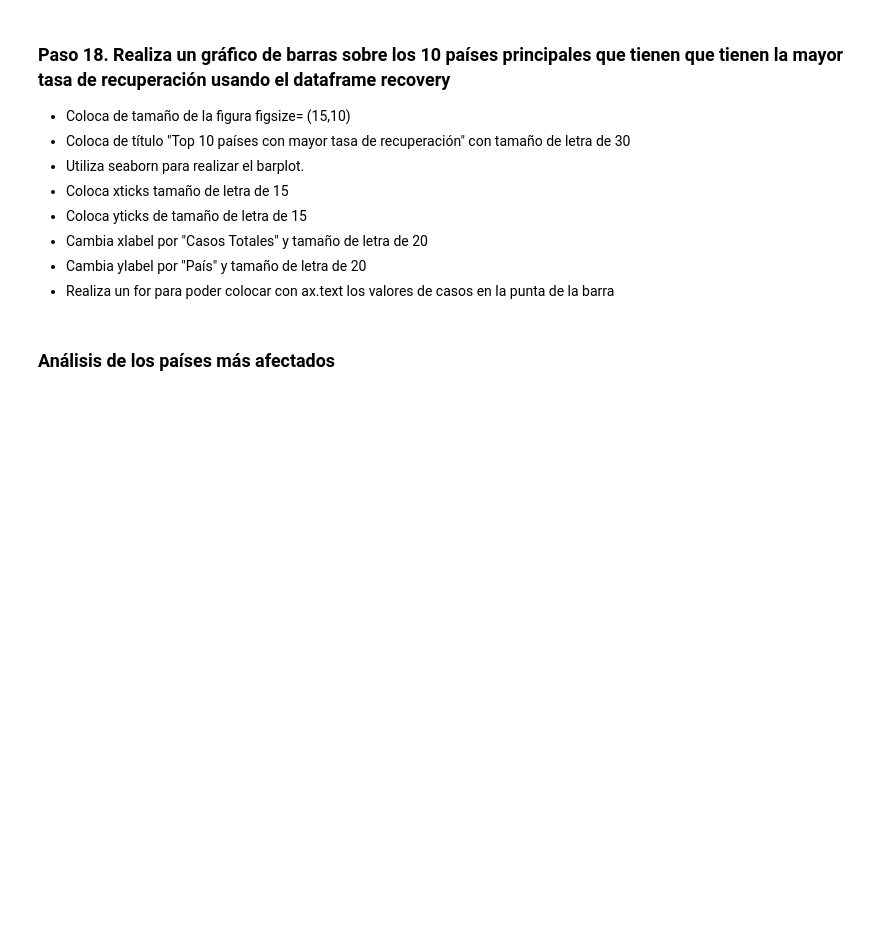
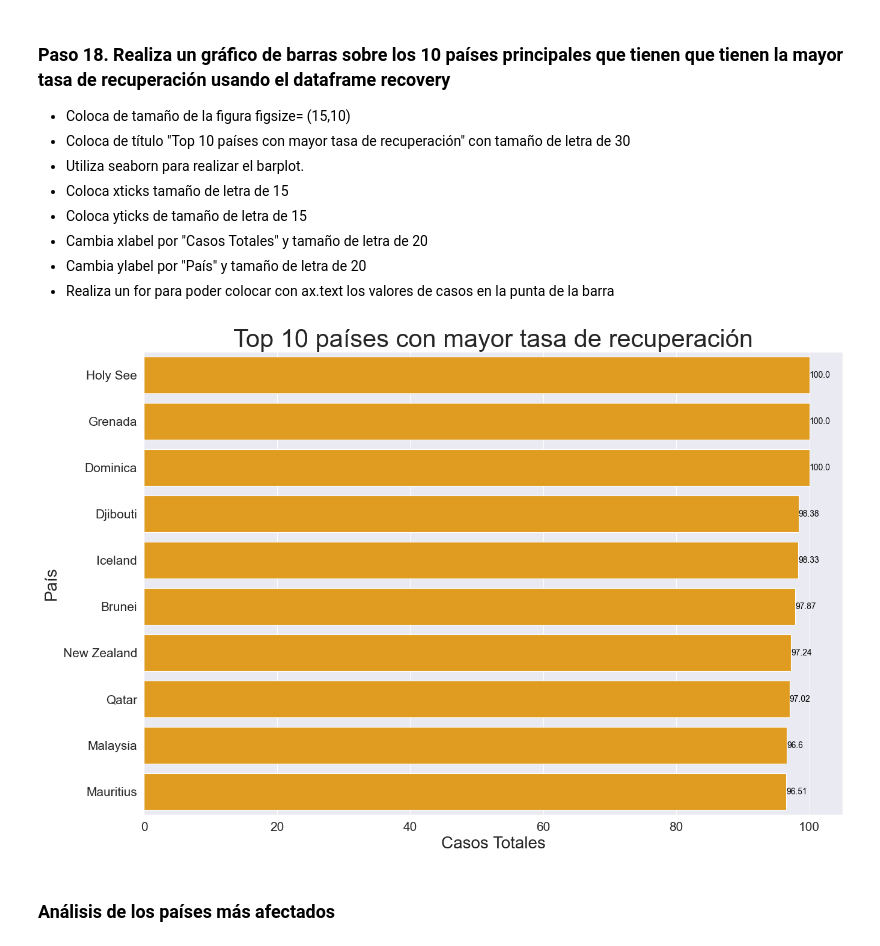
Before and after one commit to davip99/Proyecto-Luca, a Jupyter notebook: P3/Proyecto_Final_Seccion_3.ipynb, the cells around one changed output. Cells and saved outputs as stored; diff of their text form; code cells hidden in the pictures; blank space fills up the shorter version.

```diff
--- a/P3/Proyecto_Final_Seccion_3.ipynb
+++ b/P3/Proyecto_Final_Seccion_3.ipynb
@@ -357,3 +431,7 @@ plt.show()
 * Ordena el dataframe de mayor a menor
 * Resetea el index
 * Guarda el dataframe agrupado en la variable recovery SOLO LAS 10 PRIMERAS FILAS
+# %%
+recovery = rate.groupby(by="pais")["recuperados_porcentaje"].sum().reset_index()
+recovery = recovery.sort_values(by="recuperados_porcentaje", ascending=False).head(10)
+print(recovery)
@@ -367,6 +457,21 @@ plt.show()
 * Cambia xlabel por "Casos Totales" y tamaño de letra de 20
 * Cambia ylabel por "País" y tamaño de letra de 20
 * Realiza un for para poder colocar con ax.text los valores de casos en la punta de la barra
+# %%
+plt.figure(figsize=(15,10))
+ax = sns.barplot(x="recuperados_porcentaje", y="pais", data=recovery, color="orange")
+plt.title("Top 10 países con mayor tasa de recuperación", fontsize=30)
+plt.xticks(fontsize=15)
+plt.yticks(fontsize=15)
+plt.xlabel("Casos Totales", fontsize=20)
+plt.ylabel("País", fontsize=20)
+
+for index, value in enumerate(recovery['recuperados_porcentaje']):
+    ax.text(value, index, f'{value:,}', ha='left', va='center', fontsize=10, color='black')
+
+plt.show()
+# %% [output]
+[figure, added]
 # %% [markdown]
 ### Análisis de los países más afectados
 # %% [markdown]
```
Also changed, not shown: parts of 12 cells of this notebook.
